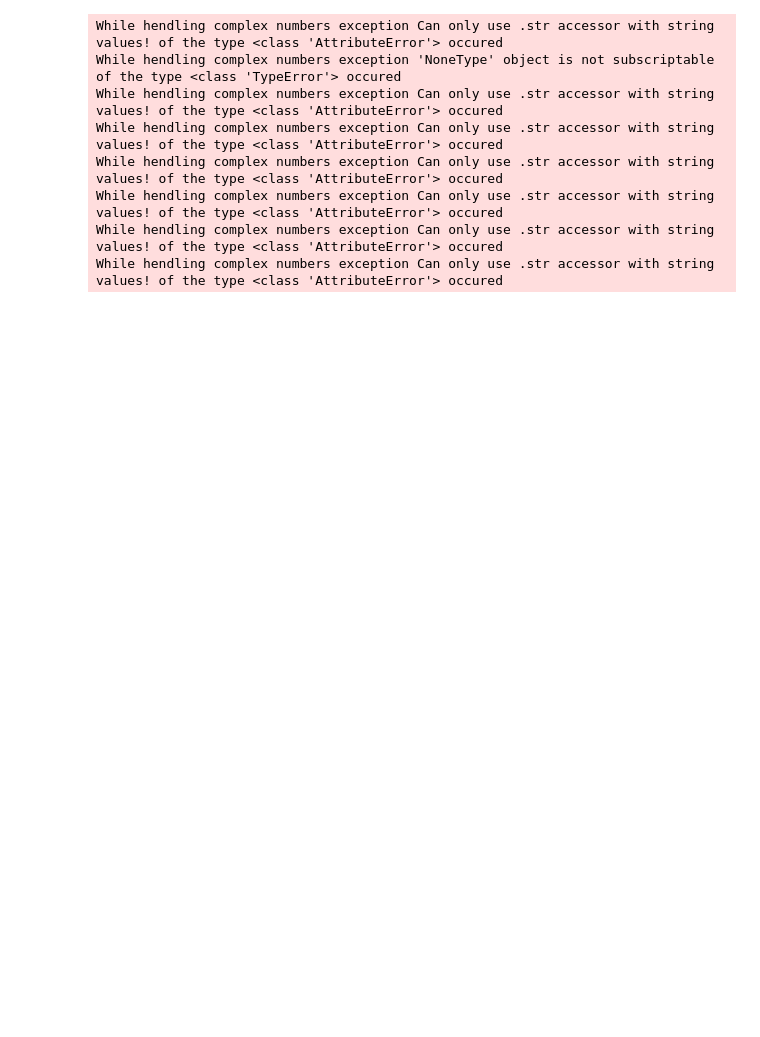
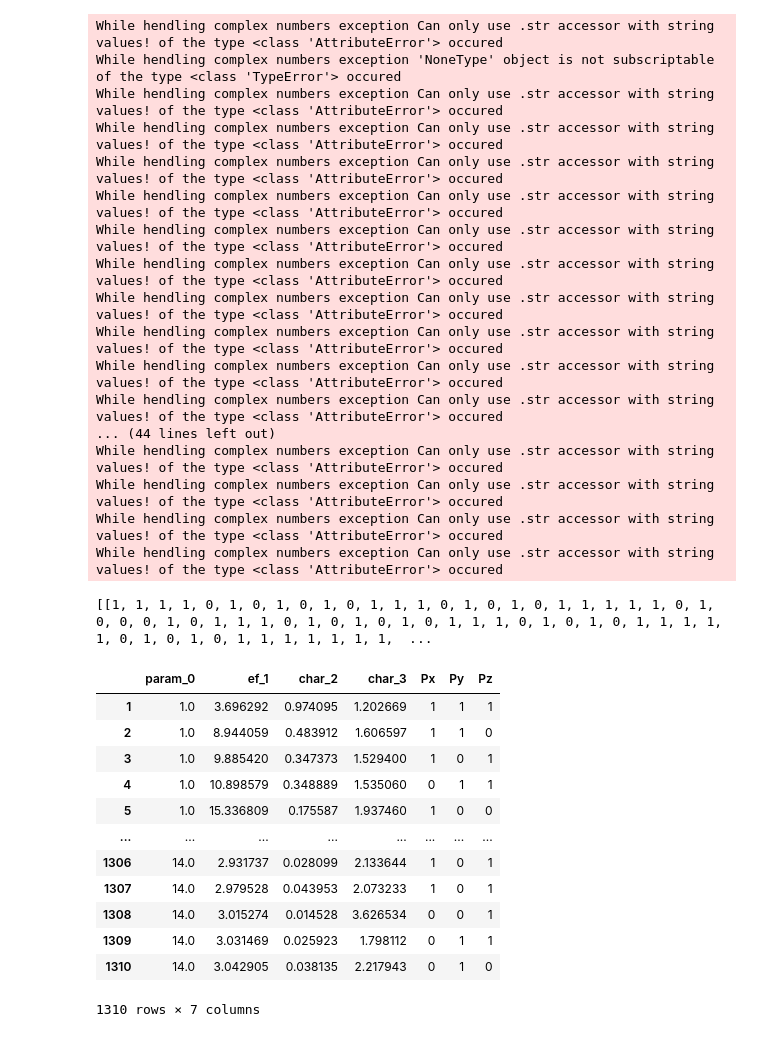
Before and after one commit to aluatar/mom_processing, a Jupyter notebook: notebook.ipynb, the cells around one changed output. Cells and saved outputs as stored; diff of their text form; code cells hidden in the pictures; blank space fills up the shorter version.

```diff
--- a/notebook.ipynb
+++ b/notebook.ipynb
@@ -1,17 +1,42 @@
 # %%
-from processing.pipelines import pipeline_modes_vs_s
+from processing.pipelines import pipeline_modes_vs_scale
 
 
 
-path = 'data_rep/s_vs_mode/m2.csv'
+path = 'data_rep/Cyl'
 
-result = pipeline_modes_vs_s(path=path)
+df = pipeline_modes_vs_scale(path=path)
+df = df[1:]
+df
 # %% [output]
 While hendling complex numbers exception Can only use .str accessor with string values! of the type <class 'AttributeError'> occured
 While hendling complex numbers exception 'NoneType' object is not subscriptable of the type <class 'TypeError'> occured
 While hendling complex numbers exception Can only use .str accessor with string values! of the type <class 'AttributeError'> occured
 While hendling complex numbers exception Can only use .str accessor with string values! of the type <class 'AttributeError'> occured
 While hendling complex numbers exception Can only use .str accessor with string values! of the type <class 'AttributeError'> occured
 While hendling complex numbers exception Can only use .str accessor with string values! of the type <class 'AttributeError'> occured
 While hendling complex numbers exception Can only use .str accessor with string values! of the type <class 'AttributeError'> occured
 While hendling complex numbers exception Can only use .str accessor with string values! of the type <class 'AttributeError'> occured
+While hendling complex numbers exception Can only use .str accessor with string values! of the type <class 'AttributeError'> occured
+While hendling complex numbers exception Can only use .str accessor with string values! of the type <class 'AttributeError'> occured
+While hendling complex numbers exception Can only use .str accessor with string values! of the type <class 'AttributeError'> occured
+While hendling complex numbers exception Can only use .str accessor with string values! of the type <class 'AttributeError'> occured
+... (44 lines left out)
+While hendling complex numbers exception Can only use .str accessor with string values! of the type <class 'AttributeError'> occured
+While hendling complex numbers exception Can only use .str accessor with string values! of the type <class 'AttributeError'> occured
+While hendling complex numbers exception Can only use .str accessor with string values! of the type <class 'AttributeError'> occured
+While hendling complex numbers exception Can only use .str accessor with string values! of the type <class 'AttributeError'> occured
+[[1, 1, 1, 1, 0, 1, 0, 1, 0, 1, 0, 1, 1, 1, 0, 1, 0, 1, 0, 1, 1, 1, 1, 1, 0, 1, 0, 0, 0, 1, 0, 1, 1, 1, 0, 1, 0, 1, 0, 1, 0, 1, 1, 1, 0, 1, 0, 1, 0, 1, 1, 1, 1, 1, 0, 1, 0, 1, 0, 1, 1, 1, 1, 1, 1, 1,  ...
+|  | param_0 | ef_1 | char_2 | char_3 | Px | Py | Pz |
+| 1 | 1.0 | 3.696292 | 0.974095 | 1.202669 | 1 | 1 | 1 |
+| 2 | 1.0 | 8.944059 | 0.483912 | 1.606597 | 1 | 1 | 0 |
+| 3 | 1.0 | 9.885420 | 0.347373 | 1.529400 | 1 | 0 | 1 |
+| 4 | 1.0 | 10.898579 | 0.348889 | 1.535060 | 0 | 1 | 1 |
+| 5 | 1.0 | 15.336809 | 0.175587 | 1.937460 | 1 | 0 | 0 |
+| ... | ... | ... | ... | ... | ... | ... | ... |
+| 1306 | 14.0 | 2.931737 | 0.028099 | 2.133644 | 1 | 0 | 1 |
+| 1307 | 14.0 | 2.979528 | 0.043953 | 2.073233 | 1 | 0 | 1 |
+| 1308 | 14.0 | 3.015274 | 0.014528 | 3.626534 | 0 | 0 | 1 |
+| 1309 | 14.0 | 3.031469 | 0.025923 | 1.798112 | 0 | 1 | 1 |
+| 1310 | 14.0 | 3.042905 | 0.038135 | 2.217943 | 0 | 1 | 0 |
+1310 rows × 7 columns
```
Also changed, not shown: parts of 9 cells of this notebook, 2 other files.
